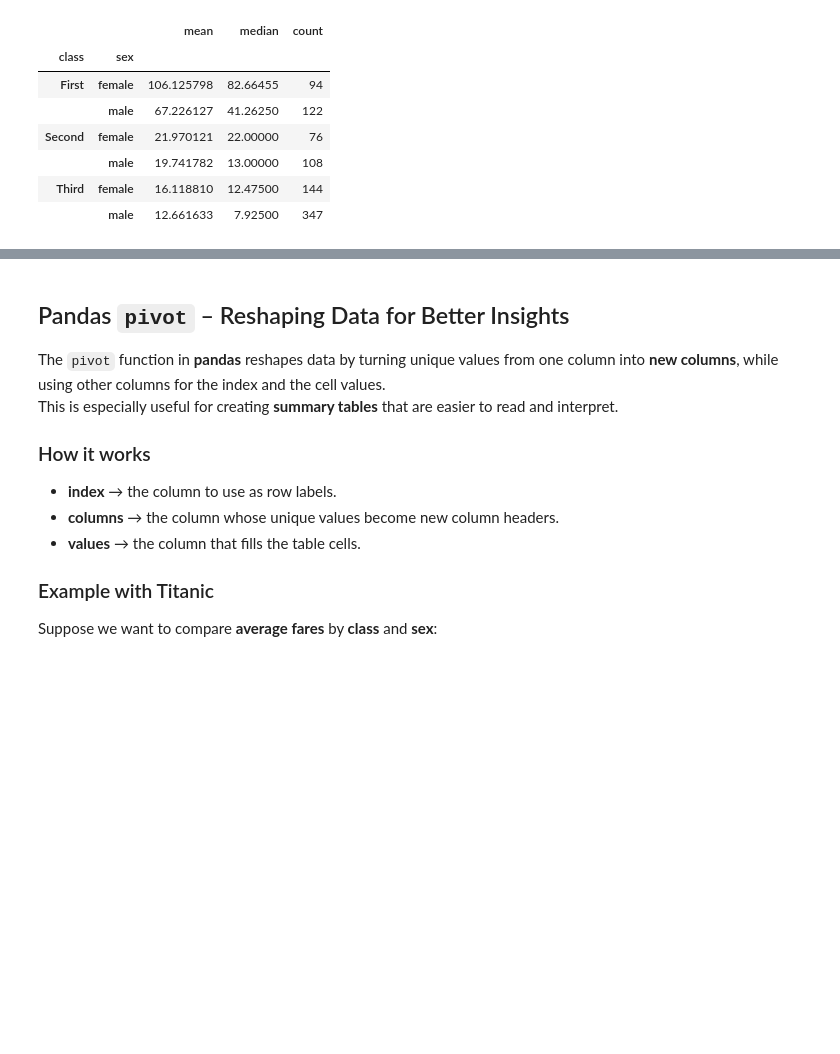
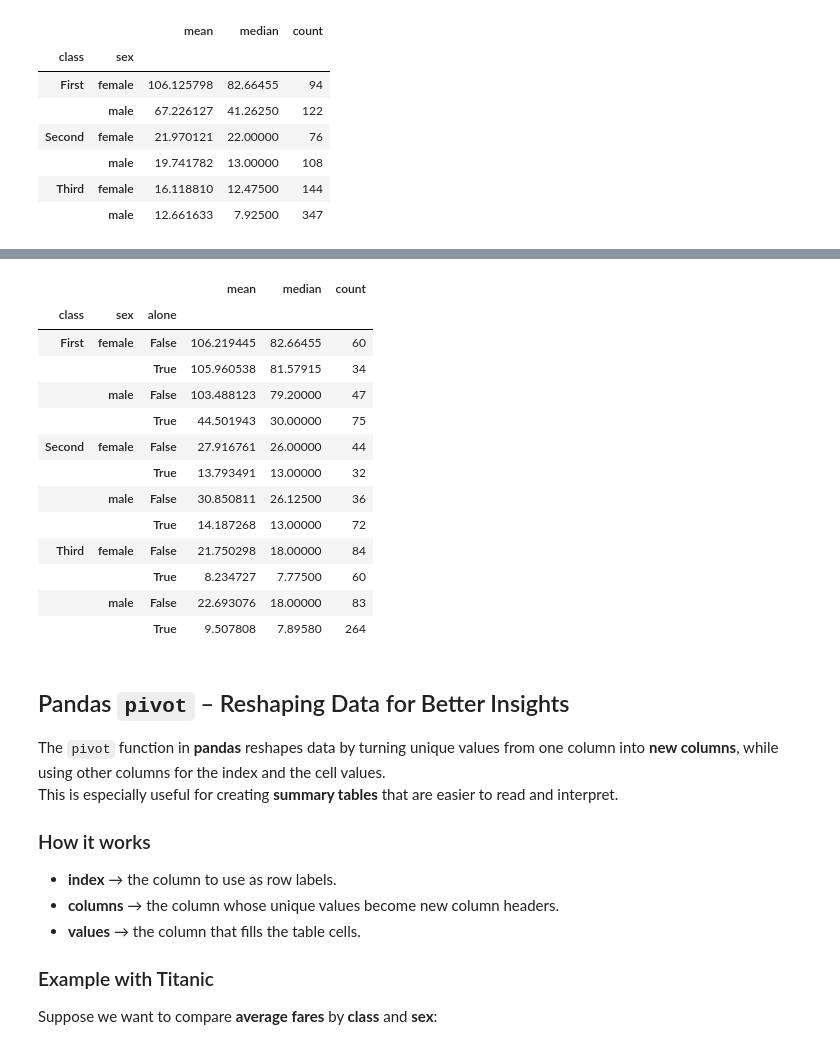
Before and after one commit to ValRCS/RTU_Data_Analysis_Visualization_CPD, a Jupyter notebook: notebooks/day3_exploratory_data_analysis.ipynb, the cells around one changed output, grey strips where cells are left out. Drawn from its saved outputs; the diff is of its cells as text; code cells hidden in the pictures; blank space fills up the shorter version.

```diff
--- a/notebooks/day3_exploratory_data_analysis.ipynb
+++ b/notebooks/day3_exploratory_data_analysis.ipynb
@@ -732,6 +764,24 @@ files.download('grouped_by_class_and_sex.xlsx')
 # %% [output]
 [interactive output not drawn]
 [interactive output not drawn]
+# %%
+# let's gropy by class sex and alone columns and apply mean median count
+titanic.groupby(['class', 'sex', 'alone'], observed=False)['fare'].agg(['mean','median','count'])
+# %% [output]
+|  |  |  | mean | median | count |
+| class | sex | alone |  |  |  |
+| First | female | False | 106.219445 | 82.66455 | 60 |
+|  |  | True | 105.960538 | 81.57915 | 34 |
+|  | male | False | 103.488123 | 79.20000 | 47 |
+|  |  | True | 44.501943 | 30.00000 | 75 |
+| Second | female | False | 27.916761 | 26.00000 | 44 |
+|  |  | True | 13.793491 | 13.00000 | 32 |
+|  | male | False | 30.850811 | 26.12500 | 36 |
+|  |  | True | 14.187268 | 13.00000 | 72 |
+| Third | female | False | 21.750298 | 18.00000 | 84 |
+|  |  | True | 8.234727 | 7.77500 | 60 |
+|  | male | False | 22.693076 | 18.00000 | 83 |
+|  |  | True | 9.507808 | 7.89580 | 264 |
 # %% [markdown]
 ## Pandas `pivot` – Reshaping Data for Better Insights
 
```
Also changed, not shown: parts of 18 cells of this notebook.
